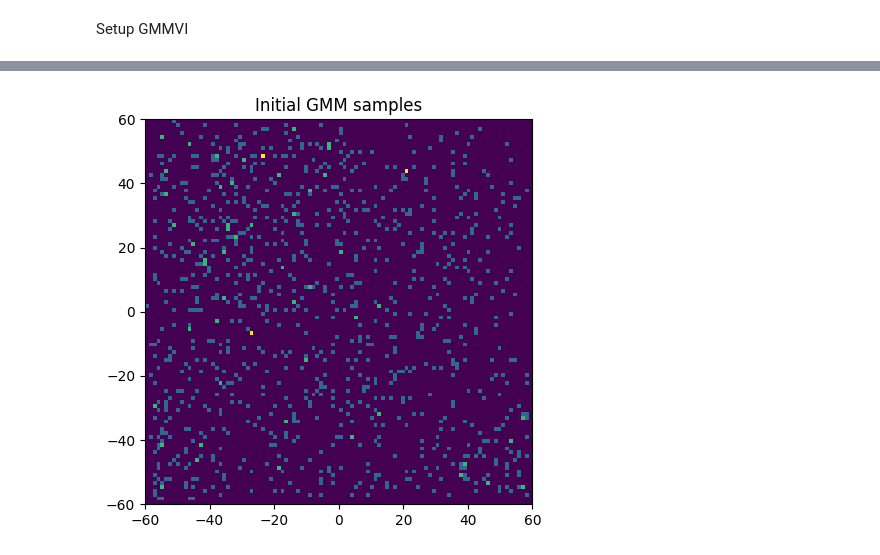
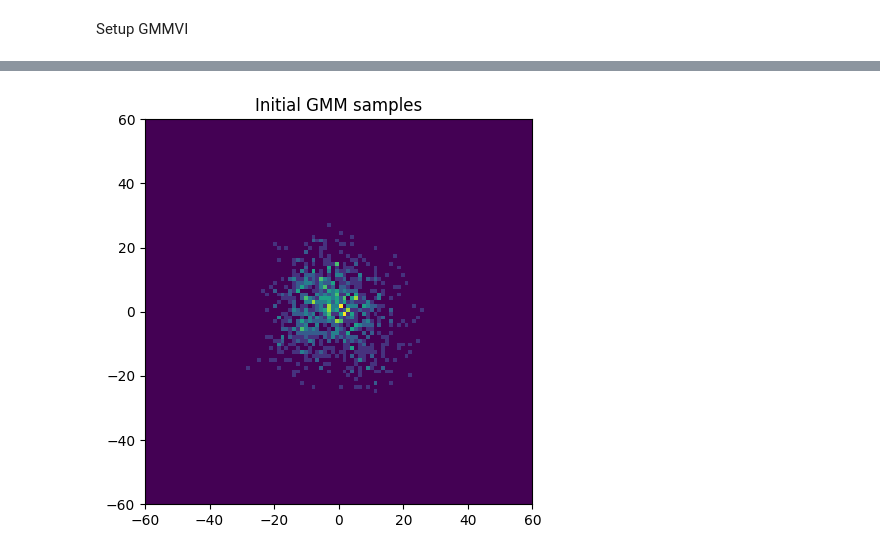
Before and after one commit to jeongsukchul/risk-sensitive-domain-randomization, a Jupyter notebook: learning/module/gmmvi/gmmvi_test.ipynb, the cells around one changed output, grey strips where cells are left out. Drawn from its saved outputs; the diff is of its cells as text; code cells hidden in the pictures.

```diff
--- a/learning/module/gmmvi/gmmvi_test.ipynb
+++ b/learning/module/gmmvi/gmmvi_test.ipynb
@@ -23,23 +23,23 @@ Setup GMMVI
 from learning.module.gmmvi.network import create_gmm_network_and_state
 from learning.module.gmmvi.network import GMMTrainingState
 from learning.module.target_examples.student_t_mixture import StudentTMixtureModel
-dim=2
+dim=20
 
-target = StudentTMixtureModel(dim=dim, sample_bounds=[-30., 30.], num_components=40)
+# target = StudentTMixtureModel(dim=dim, sample_bounds=[-30., 30.], num_components=40)
 target = GMM40(dim=dim)
 # target = Funnel(dim=dim, sample_bounds=[-30, 30])
-# low = jnp.array([-10,-5])
+# low = jnp.ones(dim)*-10
 # low = jnp.array([-30,-30])
-low = jnp.array([-target._plot_bound, -target._plot_bound])
-# high = jnp.array([5, 5])
-high = jnp.array([target._plot_bound, target._plot_bound])
+low = jnp.ones(dim) * (-target._plot_bound)
+# high = jnp.ones(dim)* 5
+high = jnp.ones(dim) * (target._plot_bound)
 
 
 key= jax.random.PRNGKey(0)
 num_envs=1024
 batch_size=1024
 bound_info = low, high
-initial_train_state, gmm_network = create_gmm_network_and_state(dim, num_envs, batch_size, key, prior_scale=.5, bound_info=(low,high))
+initial_train_state, gmm_network = create_gmm_network_and_state(dim, num_envs, batch_size, key, prior_scale=.1, bound_info=(low,high))
 # Sampling:
 contexts, logp = gmm_network.model.sample(initial_train_state.model_state.gmm_state, key, 1000)
 plt.figure(figsize=(5, 5))
@@ -50,2 +52,2 @@ plt.show()
-[figure, old version]
+[figure, new version]
 # %%
```
Also changed, not shown: parts of 4 cells of this notebook, 12 other files.
